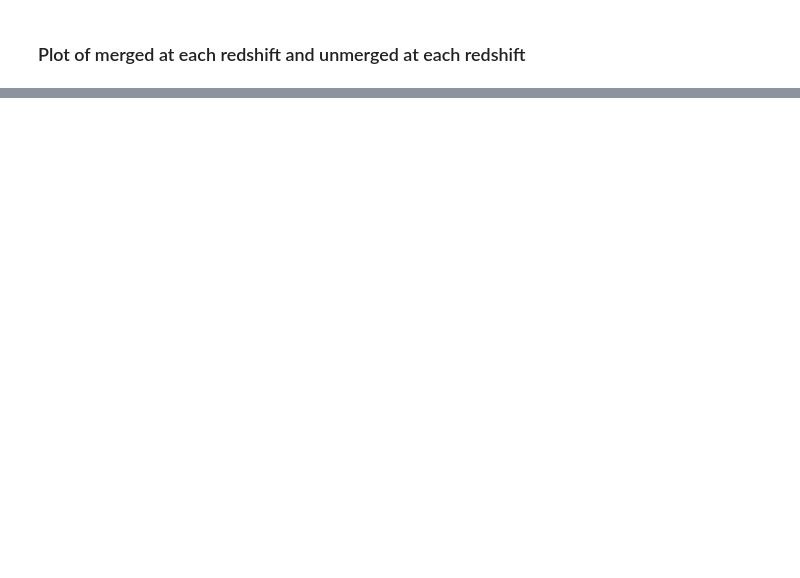
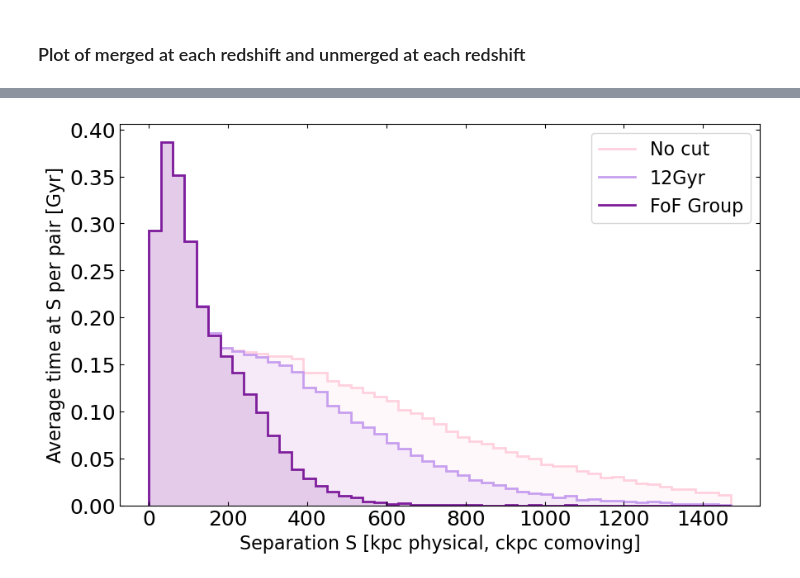
Before and after one commit to katiechambe/orbs, a Jupyter notebook: notebooks/4_timescales.ipynb, the cells around one changed output, grey strips where cells are left out. Saved outputs shown, nothing was run; the diff lists cells and outputs as text; code cells hidden in the pictures; blank space fills up the shorter version.

```diff
--- a/notebooks/4_timescales.ipynb
+++ b/notebooks/4_timescales.ipynb
@@ -166,0 +405,92 @@ plt.show()
+# %%
+'''
+# trying slight modification of the elapsed_time array construction compared to previous plots
+# this approximates that a pair stayed at the same separation for the amount of
+# time elapsed since the snapshot before
+---
+might need to do something else if we are only considering seps > 10kpc?
+'''
+fig, ax = plt.subplots(1, 1, figsize=(10,6), sharey=True, sharex=False,
+                       gridspec_kw={'width_ratios': [1],
+                                    'height_ratios':[1],
+                                    'wspace': 0.10,
+                                    "hspace":0.1})
+    # get physical separations from snapshot 40
+snap = 40
+orb = orbit_dict[str(snap)]
+sep_matrix_kpc = orb["Separations"]
+
+colors = ["xkcd:light pink","xkcd:lavender","xkcd:purple"]
+j = 0
+
+for i in ["No cut","12Gyr","FoF Group"]:
+
+
+        # get comoving separations
+    scales = snap_dict['Scale'][::-1][:-1] # gives scale in same order as orbit data
+    scale_matrix = np.tile(scales,(len(sep_matrix_kpc),1))
+    sep_matrix_ckpc = sep_matrix_kpc/scale_matrix
+
+        # get elapsed time (positive)
+    elapsed_time = np.diff(snap_dict["Lookback Time"][::-1])
+    elapsed_matrix = np.tile(elapsed_time,(len(sep_matrix_kpc),1))
+
+        # create mask to filter out nan and zero values from the separation matrix
+    nan_sep = np.isnan(sep_matrix_kpc)
+    zero_sep = sep_matrix_kpc == 0
+    matrix_mask = ~nan_sep&~zero_sep
+
+        # create mask to only select mergers
+    merger_array = np.array(orb["MergerFlag"],dtype='bool')
+    merge_mask = np.tile(merger_array,(99,1)).transpose()
+
+        # define bins for histograms
+    bins_kpc = np.arange(0,1500,30)
+    bins_ckpc = np.arange(0,1500,30)
+
+        # orbit start at LBT of 12Gyr
+    start_12gyrmask = (snap_dict["Lookback Time"][::-1][:-1] < 12)
+    start_12gyr = np.tile(start_12gyrmask,(len(sep_matrix_kpc),1))
+
+        # orbit start when in same FoF group
+    start_FoF = orb['GroupFlag'] == True
+
+
+    if i == "12Gyr":
+        xx_ckpc = sep_matrix_ckpc[matrix_mask&merge_mask&start_12gyr]
+            # calculate number of mergers and elapsed time - used for weights
+        elapsed = elapsed_matrix[matrix_mask&merge_mask&start_12gyr]
+        num_mergers = np.sum(merge_mask,axis=0)[0]
+
+    elif i =="FoF Group":
+        xx_ckpc = sep_matrix_ckpc[matrix_mask&merge_mask&start_FoF]
+            # calculate number of mergers and elapsed time - used for weights
+        elapsed = elapsed_matrix[matrix_mask&merge_mask&start_FoF]
+        num_mergers = np.sum(merge_mask,axis=0)[0]
+
+    else:
+        xx_ckpc = sep_matrix_ckpc[matrix_mask&merge_mask]
+            # calculate number of mergers and elapsed time - used for weights
+        elapsed = elapsed_matrix[matrix_mask&merge_mask]
+        num_mergers = np.sum(merge_mask,axis=0)[0]
+
+    vals_ckpc, edges_ckpc = np.histogram(xx_ckpc,bins=bins_ckpc,weights=elapsed/num_mergers)
+
+    ax.stairs(vals_ckpc,edges_ckpc,color=colors[j],lw=2,fill=True,alpha=0.15)
+    ax.stairs(vals_ckpc,edges_ckpc,color=colors[j],lw=2,label=i)
+
+
+# ax[1].text(300,0.6,f"Comoving")
+
+
+# ax.text(230,1.05,f"{(100*num_unmerged/num_pairs):.1f}%",color="cornflowerblue")
+# ax.text(100,0.2,f"{(100*num_mergers/num_pairs):.1f}%",color="coral")
+    j += 1
+
+plt.legend()
+# # fig.suptitle("Timescales for major dwarf pairs",y=0.92)
+ax.set_xlabel("Separation S [kpc physical, ckpc comoving]")
+ax.set_ylabel("Average time at S per pair [Gyr]")
+plt.show()
+# %% [output]
+[figure, added]
```
Also changed, not shown: parts of 16 cells of this notebook, 1 other file.
